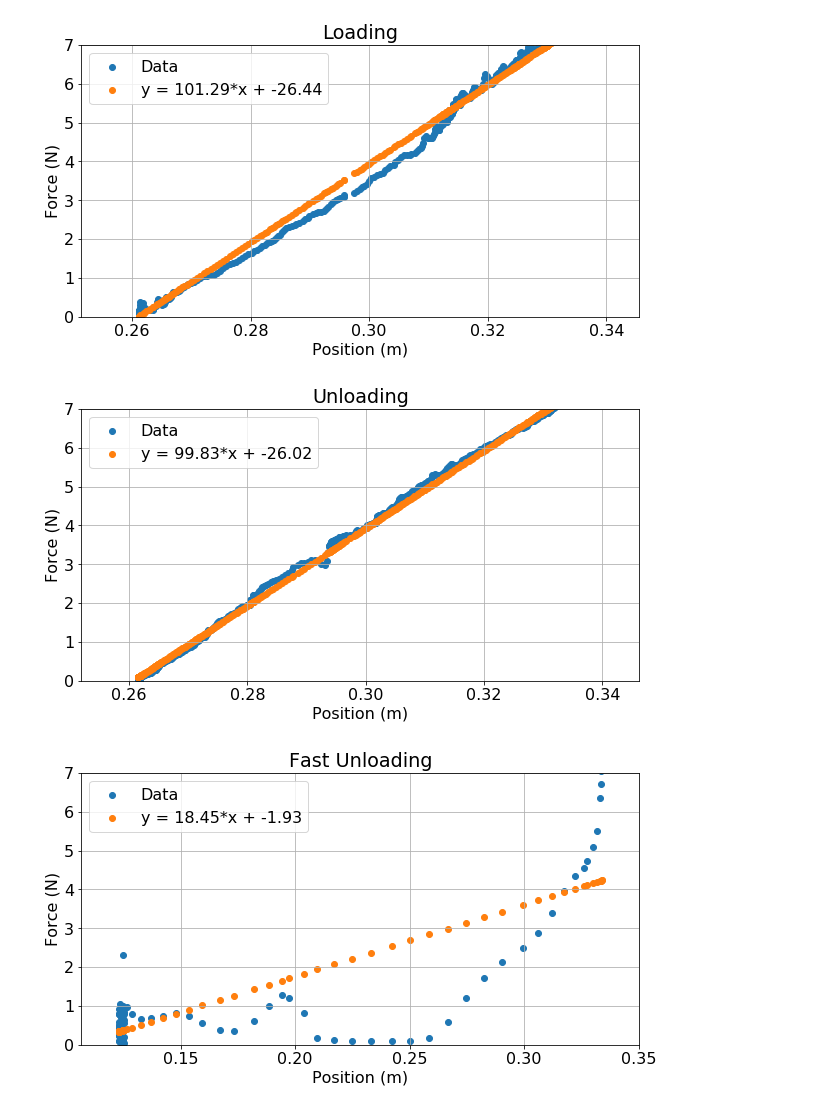
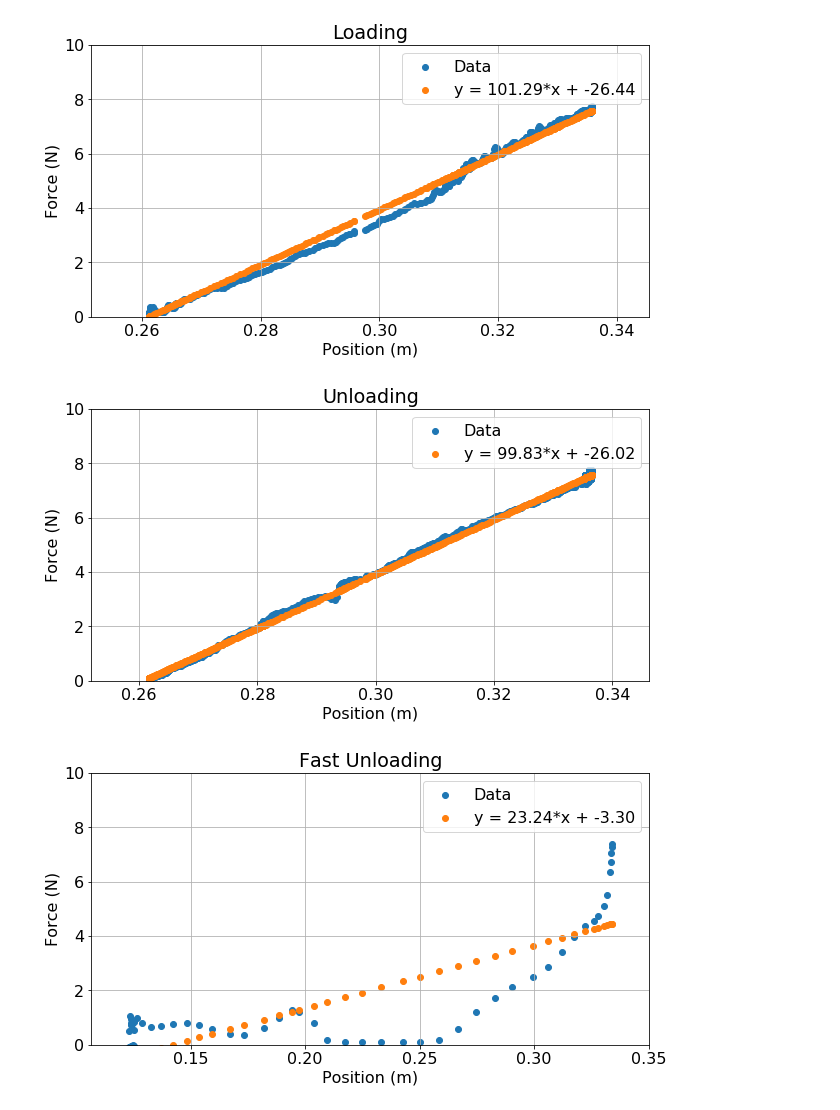
Before and after one commit to csvance/data-analysis, a Jupyter notebook: hookes_law.ipynb, the cells around one changed output. Saved outputs shown, nothing was run; the diff lists cells and outputs as text; code cells hidden in the pictures.

```diff
--- a/hookes_law.ipynb
+++ b/hookes_law.ipynb
@@ -20,7 +20,7 @@ df_loading.plot.scatter(title='Loading', x='Position (m)', y='Force (N)')
 df_unloading.plot.scatter(title='Unloading', x='Position (m)', y='Force (N)')
 
 df = pd.read_csv('fast_unloading.csv')
-df = df.abs()
+df['Force (N)'] = df['Force (N)'] * -1
 
 df_fastunloading = df[2040:2152]
 df_fastunloading.plot(title='Fast Unloading', x='Time (s)')
@@ -49,40 +49,40 @@ def scatter_plot(key, x_vals, y_vals):
     plt.scatter(x_vals, y_vals)
     plt.scatter(x_vals, linear_vals)
     axes = plt.gca()
-    axes.set_ylim([0, 7])
+    axes.set_ylim([0, 10])
     plt.ylabel('Force (N)')
     plt.xlabel('Position (m)')
 
     legend_data = "Data"
     legend_fit = "y = %.2f*x + %.2f" % (m, b)
     plt.legend([legend_data, legend_fit])
     title = key
     plt.title(title)
     plt.savefig(title)
     plt.show()
 
 
 ndarray_loading = df_loading.as_matrix(columns=['Position (m)', 'Force (N)'])
 
 x_vals = ndarray_loading[:,0]
 y_vals = ndarray_loading[:,1]
 
 scatter_plot('Loading', x_vals, y_vals)
 
 ndarray_unloading = df_unloading.as_matrix(columns=['Position (m)', 'Force (N)'])
 
 x_vals = ndarray_unloading[:,0]
 y_vals = ndarray_unloading[:,1]
 
 scatter_plot('Unloading', x_vals, y_vals)
 
 ndarray_fastunloading = df_fastunloading.as_matrix(columns=['Position (m)', 'Force (N)'])
 
 x_vals = ndarray_fastunloading[:,0]
 y_vals = ndarray_fastunloading[:,1]
 
 scatter_plot('Fast Unloading', x_vals, y_vals)
 # %% [output]
-[figure, old version]
+[figure, new version]
-[figure, old version]
+[figure, new version]
-[figure, old version]
+[figure, new version]
```
Also changed, not shown: parts of 1 cell of this notebook.
